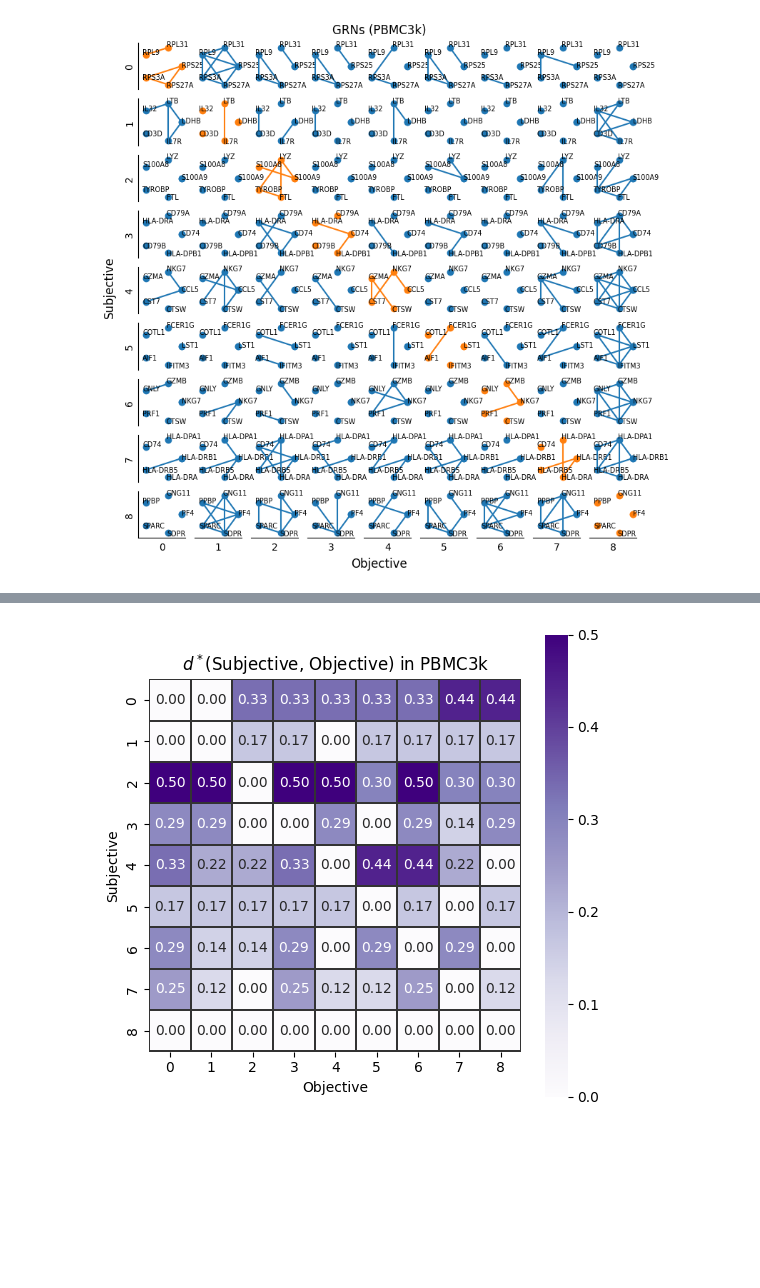
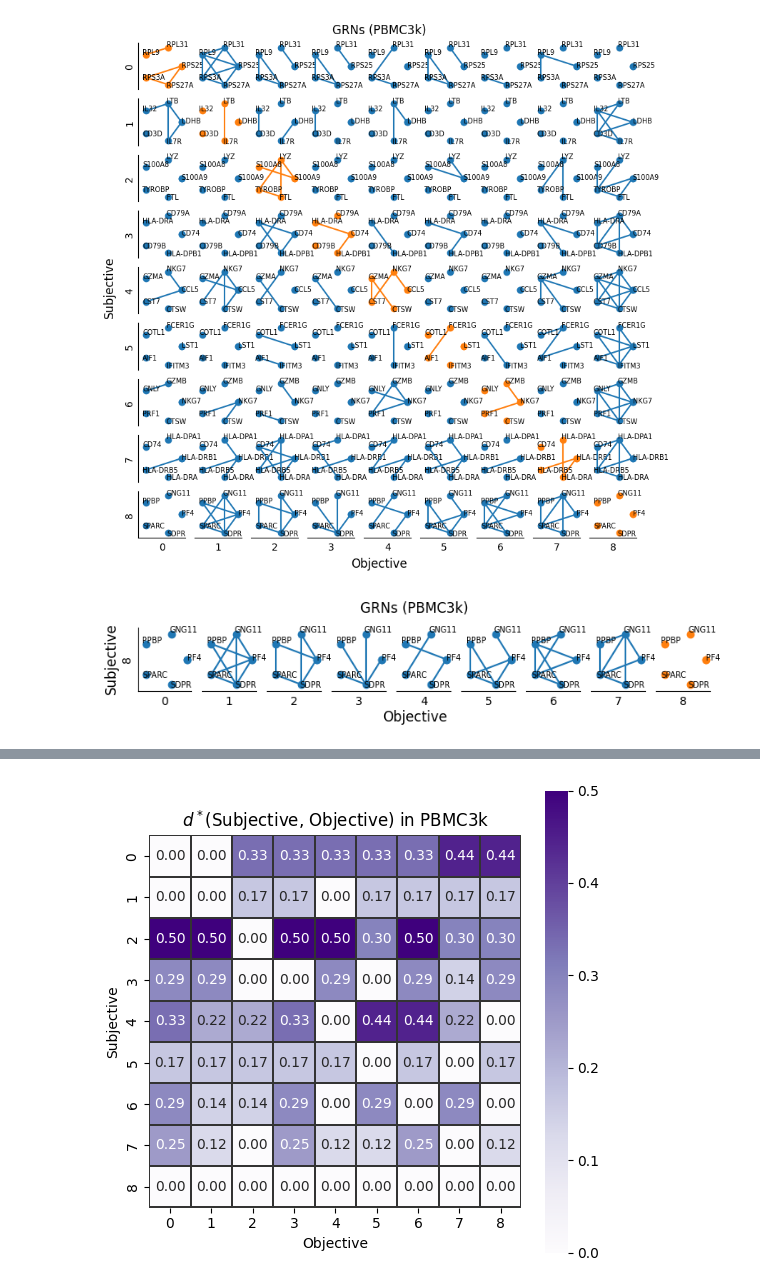
Before and after one commit to yo-aka-gene/grnet, a Jupyter notebook: docs/notebooks/pbmc3k_viz.ipynb, the cells around one changed output, grey strips where cells are left out. Saved outputs shown, nothing was run; the diff lists cells and outputs as text; code cells hidden in the pictures; blank space fills up the shorter version.

```diff
--- a/docs/notebooks/pbmc3k_viz.ipynb
+++ b/docs/notebooks/pbmc3k_viz.ipynb
@@ -152,7 +168,7 @@ lst_data = [
     [
         conf.data[
             conf.data.obs["leiden"] == cluster_id,
-            get_deg(conf.data, name, pvals_adj=p, min_logfc=1)[:5]
+            get_deg(conf.data, name, min_logfc=1)[:5]
         ] for cluster_id in conf.data.uns["rank_genes_groups"]["names"].dtype.names
     ] for name in conf.data.uns["rank_genes_groups"]["names"].dtype.names
 ]
@@ -205,3 +219,30 @@ fig.suptitle(f"GRNs ({conf.dsname})", y=.91)
 fig.savefig(f"{conf.export}/grns.png", **kwarg_savefig)
 # %% [output]
 [figure]
+# %%
+fig, ax = plt.subplots(1, 9, figsize=(9, 1))
+
+for (i, m), a in zip(enumerate(models[-9:]), ax.ravel()):
+    grnplot(m, ax=a, color="C1" if i == 8 else "C0")
+    names = conf.data.uns["rank_genes_groups"]["names"].dtype.names
+    a.spines['left'].set_visible(i % 9 == 0)
+    a.spines['bottom'].set_visible(True)
+    a.spines['top'].set_visible(False)
+    a.spines['right'].set_visible(False)
+    a.tick_params(
+        axis='both', which='both',
+        bottom=False, top=False, left=False, right=False,
+        labelbottom=False, labelleft=False
+    )
+    a.axis("on")
+    a.set(
+        xlabel=names[i % 9],
+        ylabel=8 if i % 9 == 0 else ""
+    )
+fig.supylabel("Subjective", x=.08)
+fig.supxlabel("Objective", y=-.3)
+fig.suptitle(f"GRNs ({conf.dsname})", y=1.2)
+
+fig.savefig(f"{conf.export}/grns_for_8.png", **kwarg_savefig)
+# %% [output]
+[figure, added]
```
Also changed, not shown: parts of 37 cells of this notebook.
